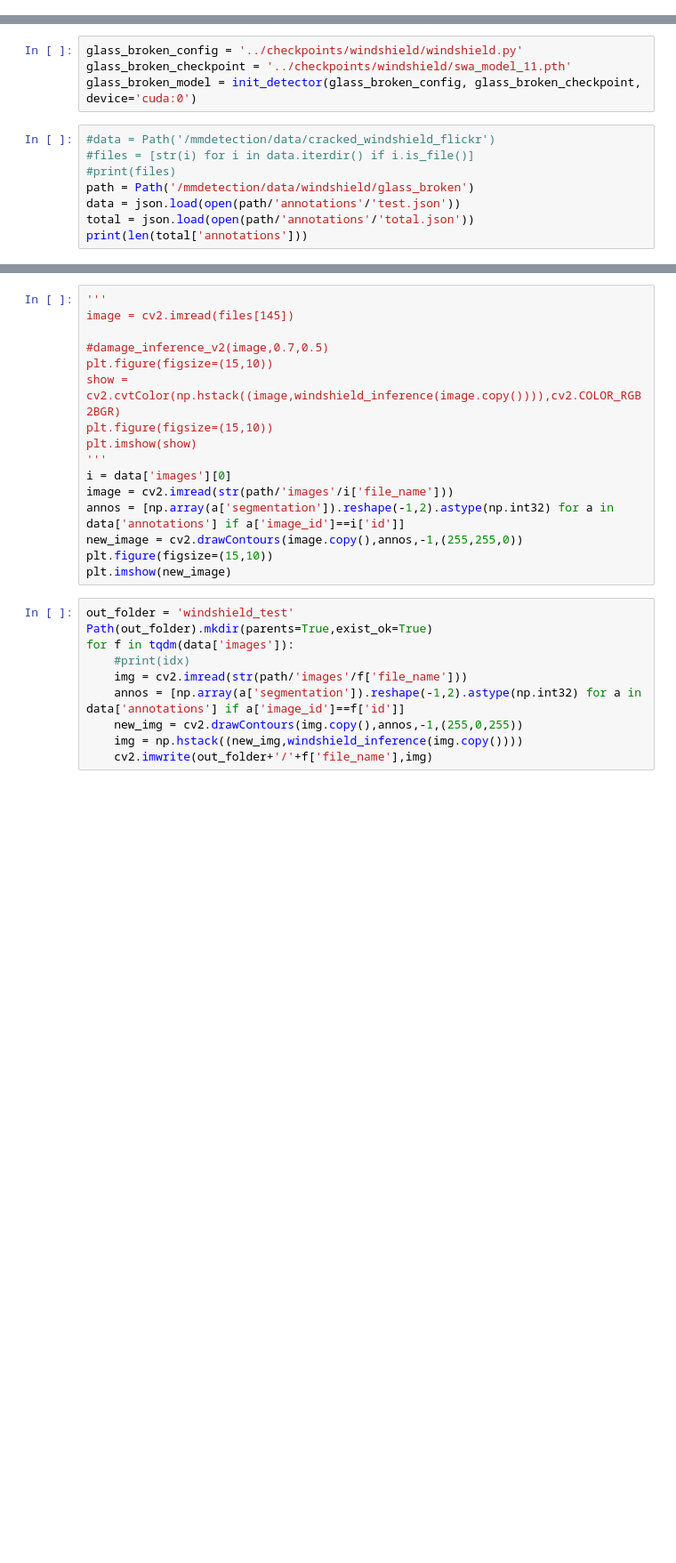
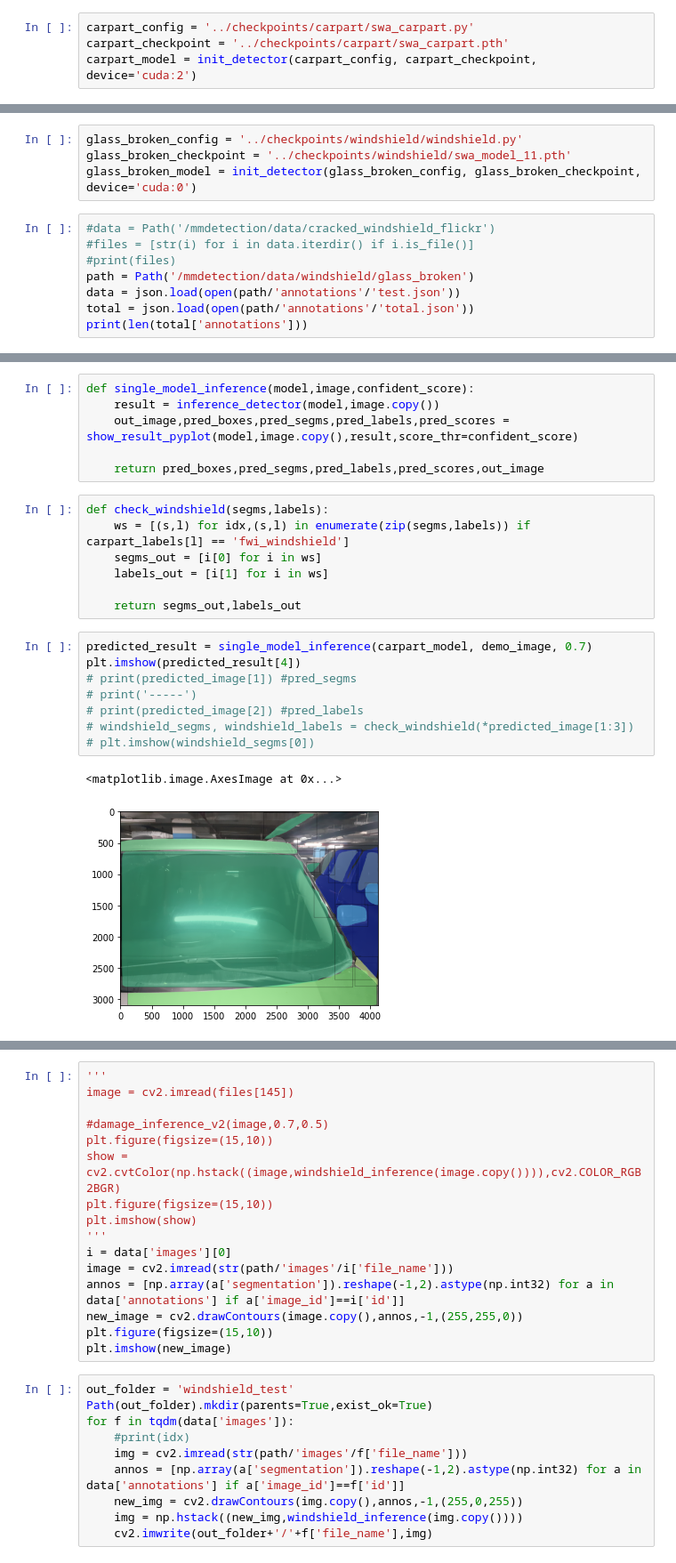
Before and after one commit to mtcld/CBNetV2, a Jupyter notebook: demo/windshield.ipynb, the cells around one changed output, grey strips where cells are left out. Shown: that part at 89% size. Cells and saved outputs as stored; diff of their text form; blank space fills up the shorter version.

```diff
--- a/demo/windshield.ipynb
+++ b/demo/windshield.ipynb
@@ -23,0 +29,4 @@ carpart_model = init_detector(carpart_config, carpart_checkpoint, device='cuda:2
+# %%
+carpart_config = '../checkpoints/carpart/swa_carpart.py'
+carpart_checkpoint = '../checkpoints/carpart/swa_carpart.pth'
+carpart_model = init_detector(carpart_config, carpart_checkpoint, device='cuda:2')
@@ -43,0 +64,24 @@ print(len(total['annotations']))
+# %%
+def single_model_inference(model,image,confident_score):
+    result = inference_detector(model,image.copy())
+    out_image,pred_boxes,pred_segms,pred_labels,pred_scores = show_result_pyplot(model,image.copy(),result,score_thr=confident_score)
+
+    return pred_boxes,pred_segms,pred_labels,pred_scores,out_image
+# %%
+def check_windshield(segms,labels):
+    ws = [(s,l) for idx,(s,l) in enumerate(zip(segms,labels)) if carpart_labels[l] == 'fwi_windshield']
+    segms_out = [i[0] for i in ws]
+    labels_out = [i[1] for i in ws]
+
+    return segms_out,labels_out
+# %%
+predicted_result = single_model_inference(carpart_model, demo_image, 0.7)
+plt.imshow(predicted_result[4])
+# print(predicted_image[1]) #pred_segms
+# print('-----')
+# print(predicted_image[2]) #pred_labels
+# windshield_segms, windshield_labels = check_windshield(*predicted_image[1:3])
+# plt.imshow(windshield_segms[0])
+# %% [output]
+<matplotlib.image.AxesImage at 0x...>
+[figure, added]
```
Also changed, not shown: parts of 37 cells of this notebook, 18 other files.
